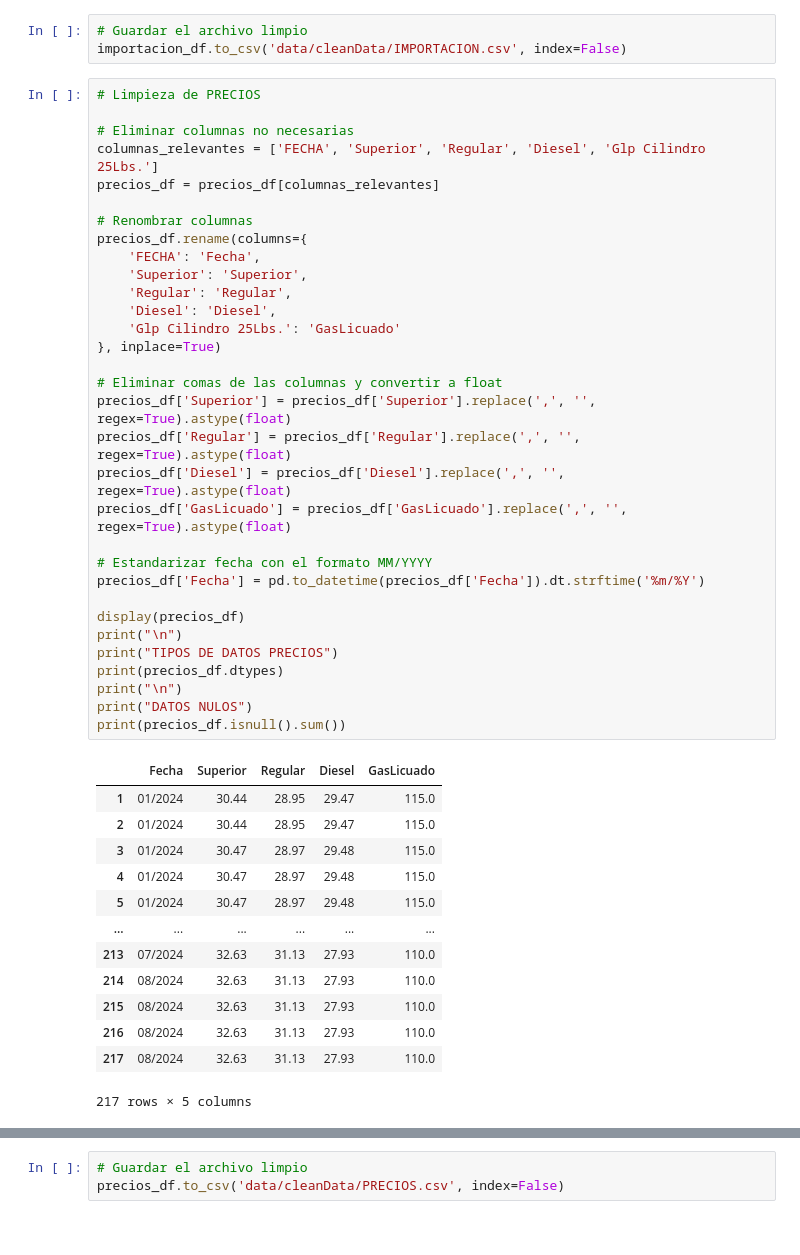
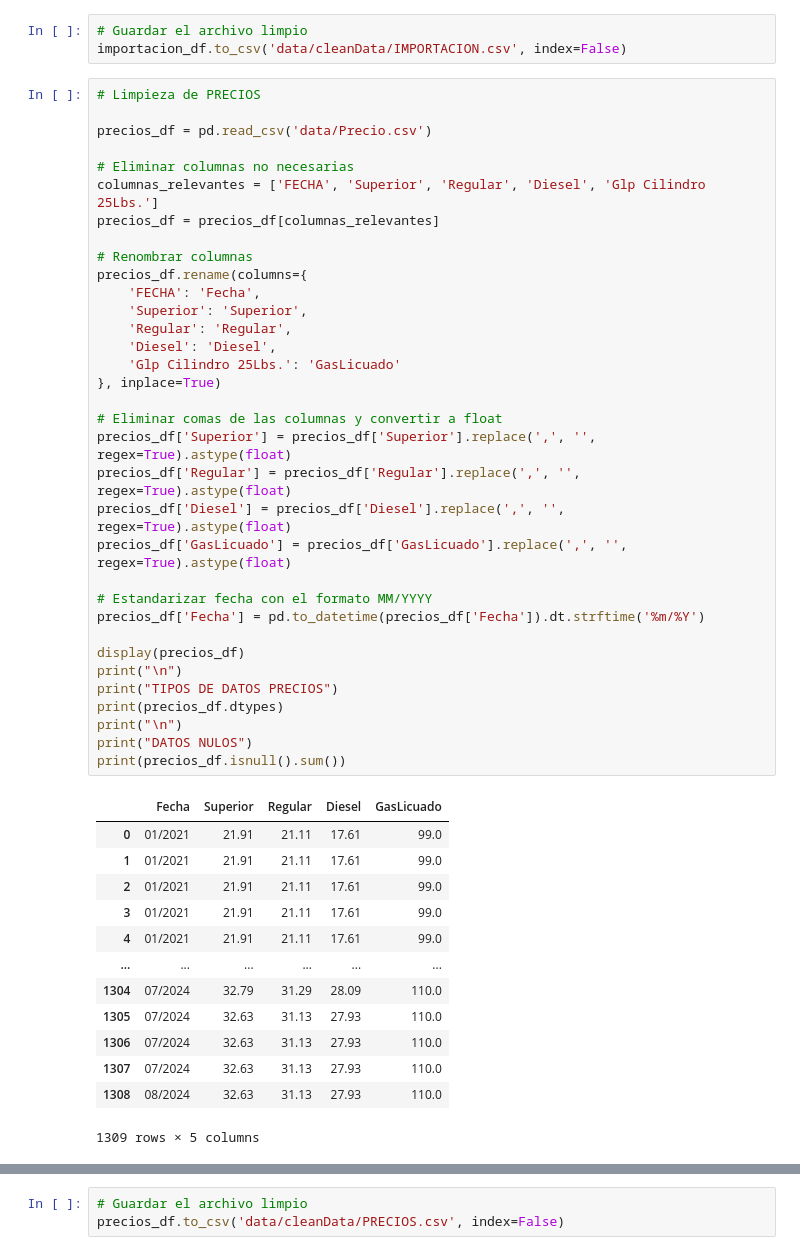
Before and after one commit to mariaRam2003/Laboratorio2-DataScience, a Jupyter notebook: EDA.ipynb, the cells around one changed output, grey strips where cells are left out. Cells and saved outputs as stored; diff of their text form.

```diff
--- a/EDA.ipynb
+++ b/EDA.ipynb
@@ -342,50 +365,52 @@ dtype: int64
 importacion_df.to_csv('data/cleanData/IMPORTACION.csv', index=False)
 # %%
 # Limpieza de PRECIOS
+
+precios_df = pd.read_csv('data/Precio.csv')
 
 # Eliminar columnas no necesarias
 columnas_relevantes = ['FECHA', 'Superior', 'Regular', 'Diesel', 'Glp Cilindro 25Lbs.']
 precios_df = precios_df[columnas_relevantes]
 
 # Renombrar columnas
 precios_df.rename(columns={
     'FECHA': 'Fecha',
     'Superior': 'Superior',
     'Regular': 'Regular',
     'Diesel': 'Diesel',
     'Glp Cilindro 25Lbs.': 'GasLicuado'
 }, inplace=True)
 
 # Eliminar comas de las columnas y convertir a float
 precios_df['Superior'] = precios_df['Superior'].replace(',', '', regex=True).astype(float)
 precios_df['Regular'] = precios_df['Regular'].replace(',', '', regex=True).astype(float)
 precios_df['Diesel'] = precios_df['Diesel'].replace(',', '', regex=True).astype(float)
 precios_df['GasLicuado'] = precios_df['GasLicuado'].replace(',', '', regex=True).astype(float)
 
 # Estandarizar fecha con el formato MM/YYYY
 precios_df['Fecha'] = pd.to_datetime(precios_df['Fecha']).dt.strftime('%m/%Y')
 
 display(precios_df)
 print("\n")
 print("TIPOS DE DATOS PRECIOS")
 print(precios_df.dtypes)
 print("\n")
 print("DATOS NULOS")
 print(precios_df.isnull().sum())
 # %% [output]
 |  | Fecha | Superior | Regular | Diesel | GasLicuado |
-| 1 | 01/2024 | 30.44 | 28.95 | 29.47 | 115.0 |
-| 2 | 01/2024 | 30.44 | 28.95 | 29.47 | 115.0 |
-| 3 | 01/2024 | 30.47 | 28.97 | 29.48 | 115.0 |
-| 4 | 01/2024 | 30.47 | 28.97 | 29.48 | 115.0 |
-| 5 | 01/2024 | 30.47 | 28.97 | 29.48 | 115.0 |
+| 0 | 01/2021 | 21.91 | 21.11 | 17.61 | 99.0 |
+| 1 | 01/2021 | 21.91 | 21.11 | 17.61 | 99.0 |
+| 2 | 01/2021 | 21.91 | 21.11 | 17.61 | 99.0 |
+| 3 | 01/2021 | 21.91 | 21.11 | 17.61 | 99.0 |
+| 4 | 01/2021 | 21.91 | 21.11 | 17.61 | 99.0 |
 | ... | ... | ... | ... | ... | ... |
-| 213 | 07/2024 | 32.63 | 31.13 | 27.93 | 110.0 |
-| 214 | 08/2024 | 32.63 | 31.13 | 27.93 | 110.0 |
-| 215 | 08/2024 | 32.63 | 31.13 | 27.93 | 110.0 |
-| 216 | 08/2024 | 32.63 | 31.13 | 27.93 | 110.0 |
-| 217 | 08/2024 | 32.63 | 31.13 | 27.93 | 110.0 |
+| 1304 | 07/2024 | 32.79 | 31.29 | 28.09 | 110.0 |
+| 1305 | 07/2024 | 32.63 | 31.13 | 27.93 | 110.0 |
+| 1306 | 07/2024 | 32.63 | 31.13 | 27.93 | 110.0 |
+| 1307 | 07/2024 | 32.63 | 31.13 | 27.93 | 110.0 |
+| 1308 | 08/2024 | 32.63 | 31.13 | 27.93 | 110.0 |
-217 rows × 5 columns
+1309 rows × 5 columns
 TIPOS DE DATOS PRECIOS
 Fecha          object
 Superior      float64
```
Also changed, not shown: parts of 10 cells of this notebook, 4 other files.
